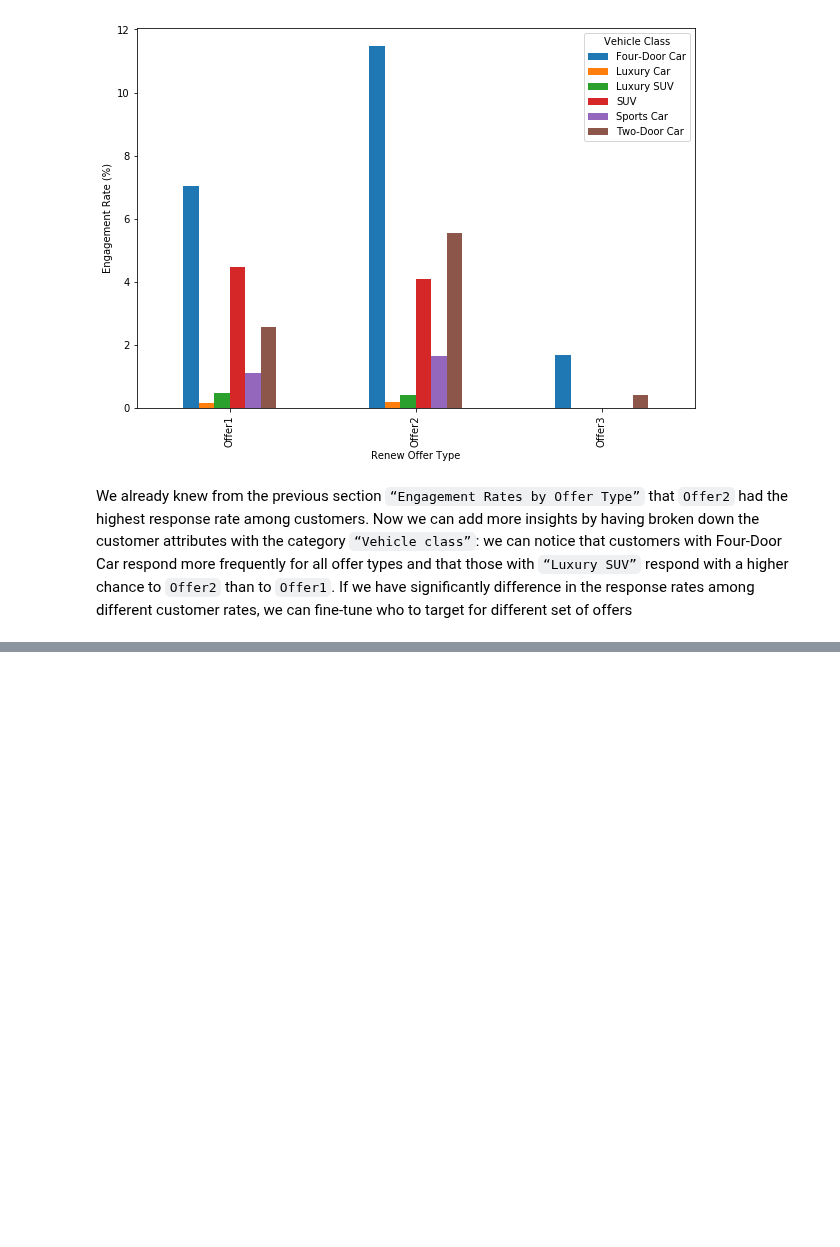
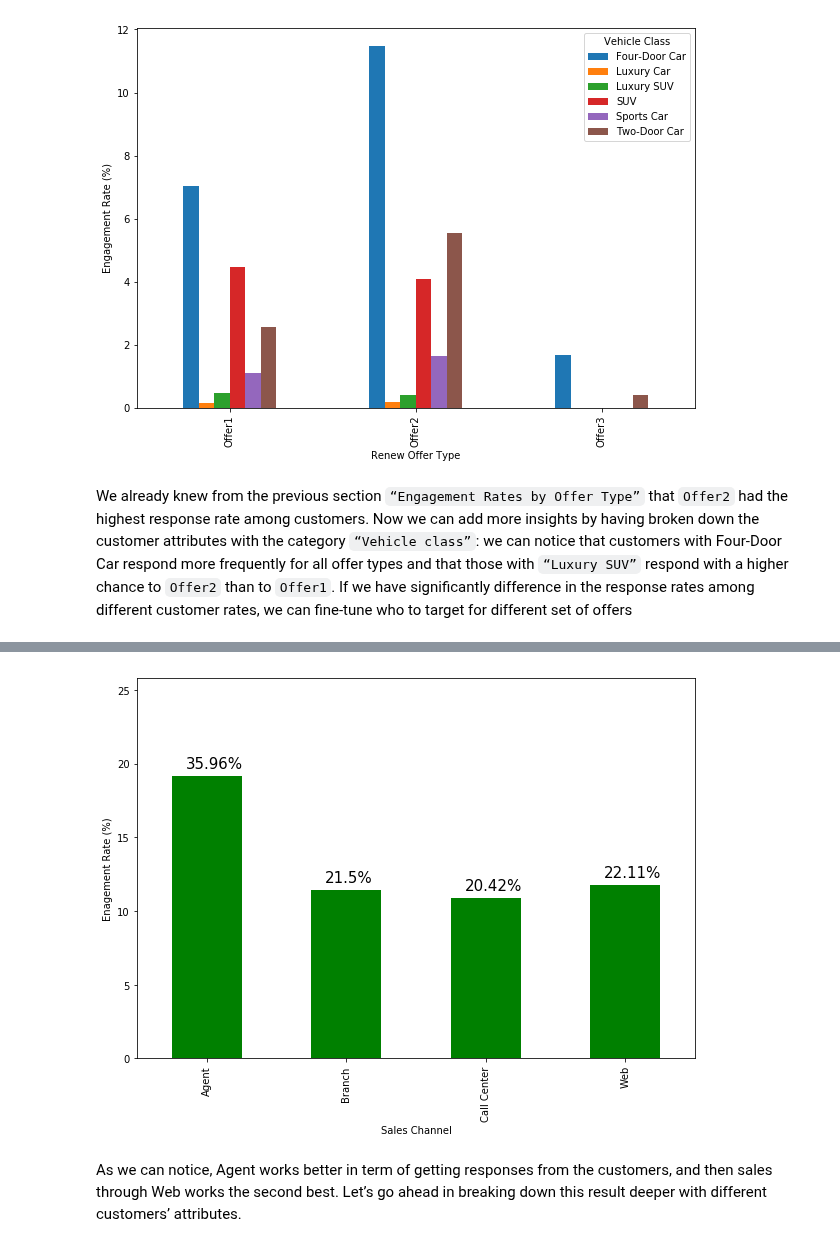
Before and after one commit to MohammadBakir/Customer-Analysis, a Jupyter notebook: CustomerAnalytics_Customer Behavior.ipynb, the cells around one changed output, grey strips where cells are left out. Saved outputs shown, nothing was run; the diff lists cells and outputs as text; code cells hidden in the pictures; blank space fills up the shorter version.

Commit message:
Update CustomerAnalytics_Customer Behavior.ipynb
Analyzed Engagement Results By Sales Channel Type

```diff
--- a/CustomerAnalytics_Customer Behavior.ipynb
+++ b/CustomerAnalytics_Customer Behavior.ipynb
@@ -176,0 +182,5 @@ of offers
+# %%
+by_sales_channel_df = df.loc[df['Response'] == 'Yes' #Look at Customers Who Only Responded Yes
+                             ].groupby(['Sales Channel'
+                                       ]).count()['Customer'] / df.groupby(['Sales Channel']).count()['Customer']
+by_sales_channel_df
@@ -176,0 +198,4 @@ of offers
+# %%
+for i in ax.patches:
+    print(i.get_height())
+    print((i.get_height()/total)*100)
@@ -176,0 +211,27 @@ of offers
+# %%
+#Plot Results
+ax = (by_sales_channel_df*100).plot(kind = 'bar', color = 'green', figsize=(10,7))
+ax.set_ylabel('Enagement Rate (%)')
+
+# create a list to collect the plt.patches data
+totals = []
+
+ax.set_ylim([0, max(by_sales_channel_df.values*100) + mean(by_sales_channel_df.values*100)/2])
+
+# find the values and append to list
+for i in ax.patches:
+    totals.append(i.get_height())
+
+#Set individual bar labels using above list
+#total = sum(totals)
+
+# set individual bar lables using above list
+for i in ax.patches:
+    # get_x pulls left or right; get_height pushes up or down
+    ax.text(i.get_x()+.1, i.get_height()+.5, \
+            str(round((i.get_height()/total)*100, 2))+'%', fontsize=15,
+                color='black')
+# %% [output]
+[figure, added]
+# %% [markdown]
+As we can notice, Agent works better in term of getting responses from the customers, and then sales through Web works the second best. Let’s go ahead in breaking down this result deeper with different customers’ attributes.
```
Also changed, not shown: parts of 5 cells of this notebook.
